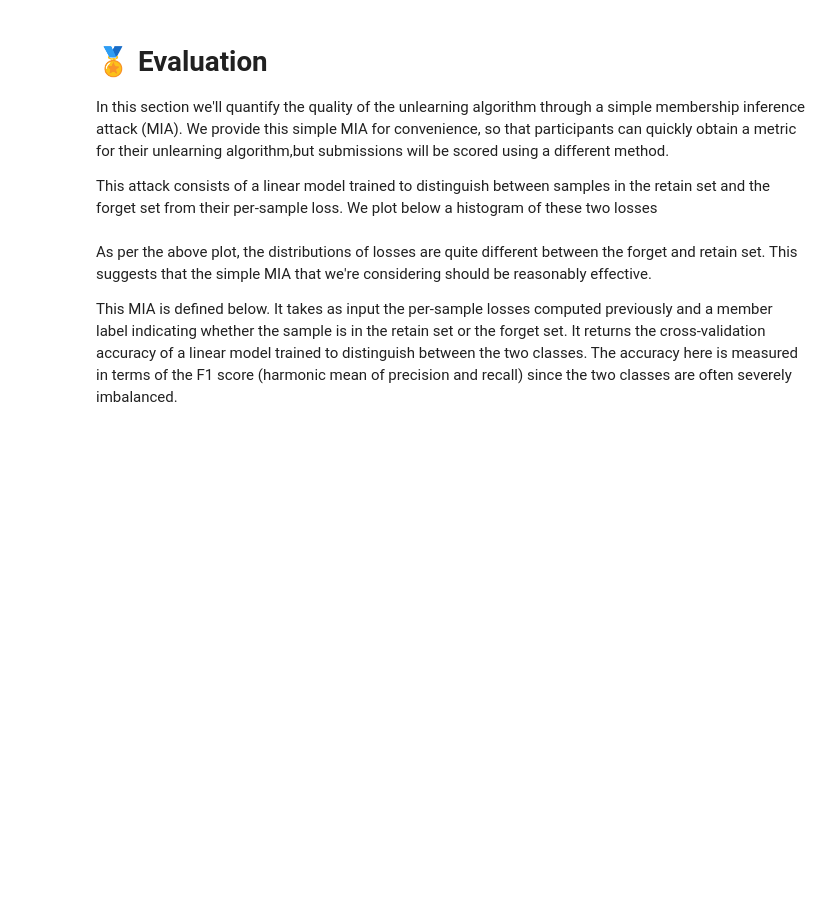
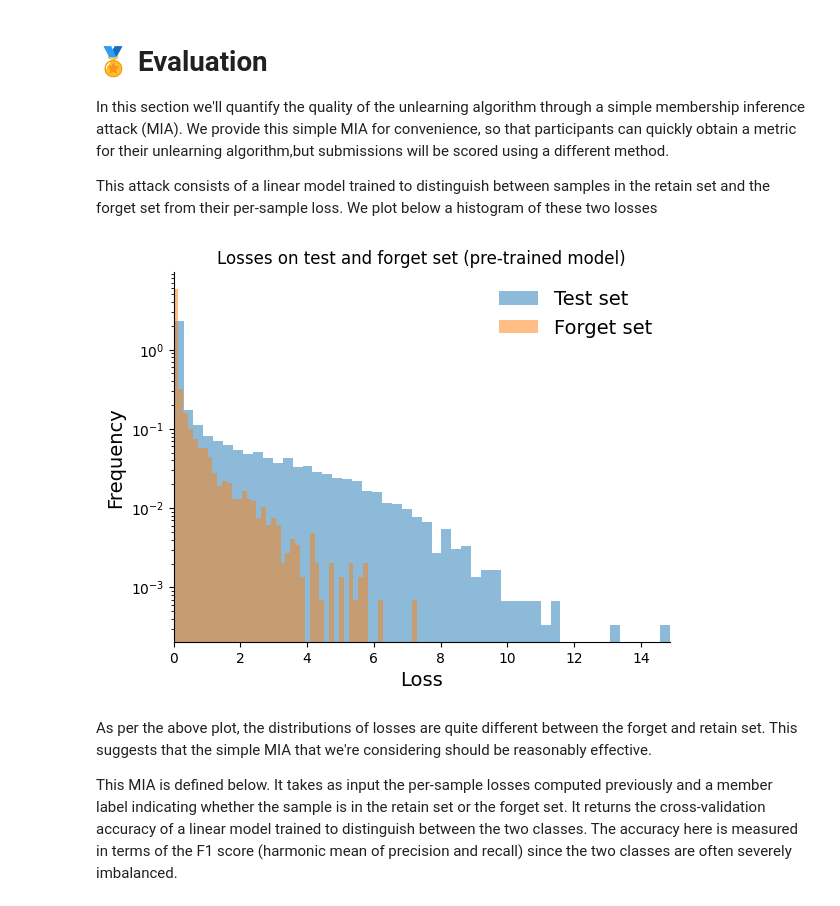
Before and after one commit to unlearning-challenge/starting-kit, a Jupyter notebook: unlearning-CIFAR10.ipynb, the cells around one changed output. Drawn from its saved outputs; the diff is of its cells as text; code cells hidden in the pictures; blank space fills up the shorter version.

```diff
--- a/unlearning-CIFAR10.ipynb
+++ b/unlearning-CIFAR10.ipynb
@@ -93,14 +101,17 @@ plt.show()
 # %% [markdown]
 We'll now compute the model's accuracy on the train and test set. This model has been trained without data augmentation, so generalization accuracy is lower than state-of-the-art models.
 # %%
-with torch.no_grad():
-    for info, loader in zip(("train", "test"), (train_loader, test_loader)):
-        correct = 0
-        total = 0
-        for batch_idx, (inputs, targets) in enumerate(loader):
-            inputs, targets = inputs.to(DEVICE), targets.to(DEVICE)
-            outputs = model(inputs)
-            _, predicted = outputs.max(1)
-            total += targets.size(0)
-            correct += predicted.eq(targets).sum().item()
-        print(f"{info} set accuracy: {100.0 * correct / total}%%")
+def accuracy(loader):
+    correct = 0
+    total = 0
+    for inputs, targets in loader:
+        inputs, targets = inputs.to(DEVICE), targets.to(DEVICE)
+        outputs = model(inputs)
+        _, predicted = outputs.max(1)
+        total += targets.size(0)
+        correct += predicted.eq(targets).sum().item()
+    return correct / total
+
+
+print(f"Train set accuracy: {100.0 * accuracy(train_loader):0.1f}%%")
+print(f"Test set accuracy: {100.0 * accuracy(test_loader):0.1f}%%")
@@ -195,13 +212,21 @@ def compute_losses(net, loader):
 test_losses = compute_losses(model, test_loader)
 forget_losses = compute_losses(model, forget_loader)
 # %%
-plt.title("Losses on test and forget set")
-plt.hist(test_losses, density=True, alpha=0.5, bins=50, label="loss on test set")
-plt.hist(forget_losses, density=True, alpha=0.5, bins=50, label="loss on forget set")
+# plot losses on test and forget set
+plt.title("Losses on test and forget set (pre-trained model)")
+plt.hist(test_losses, density=True, alpha=0.5, bins=50, label="Test set")
+plt.hist(forget_losses, density=True, alpha=0.5, bins=50, label="Forget set")
+plt.xlabel("Loss", fontsize=14)
+plt.ylabel("Frequency", fontsize=14)
 plt.xlim((0, np.max(test_losses)))
 plt.yscale("log")
-plt.legend()
+plt.legend(frameon=False, fontsize=14)
+ax = plt.gca()
+ax.spines["top"].set_visible(False)
+ax.spines["right"].set_visible(False)
 plt.show()
+# %% [output]
+[figure, added]
 # %% [markdown]
 As per the above plot, the distributions of losses are quite different between the forget and retain set. This suggests that the simple MIA that we're considering should be reasonably effective.
 
```
Also changed, not shown: parts of 10 cells of this notebook.
